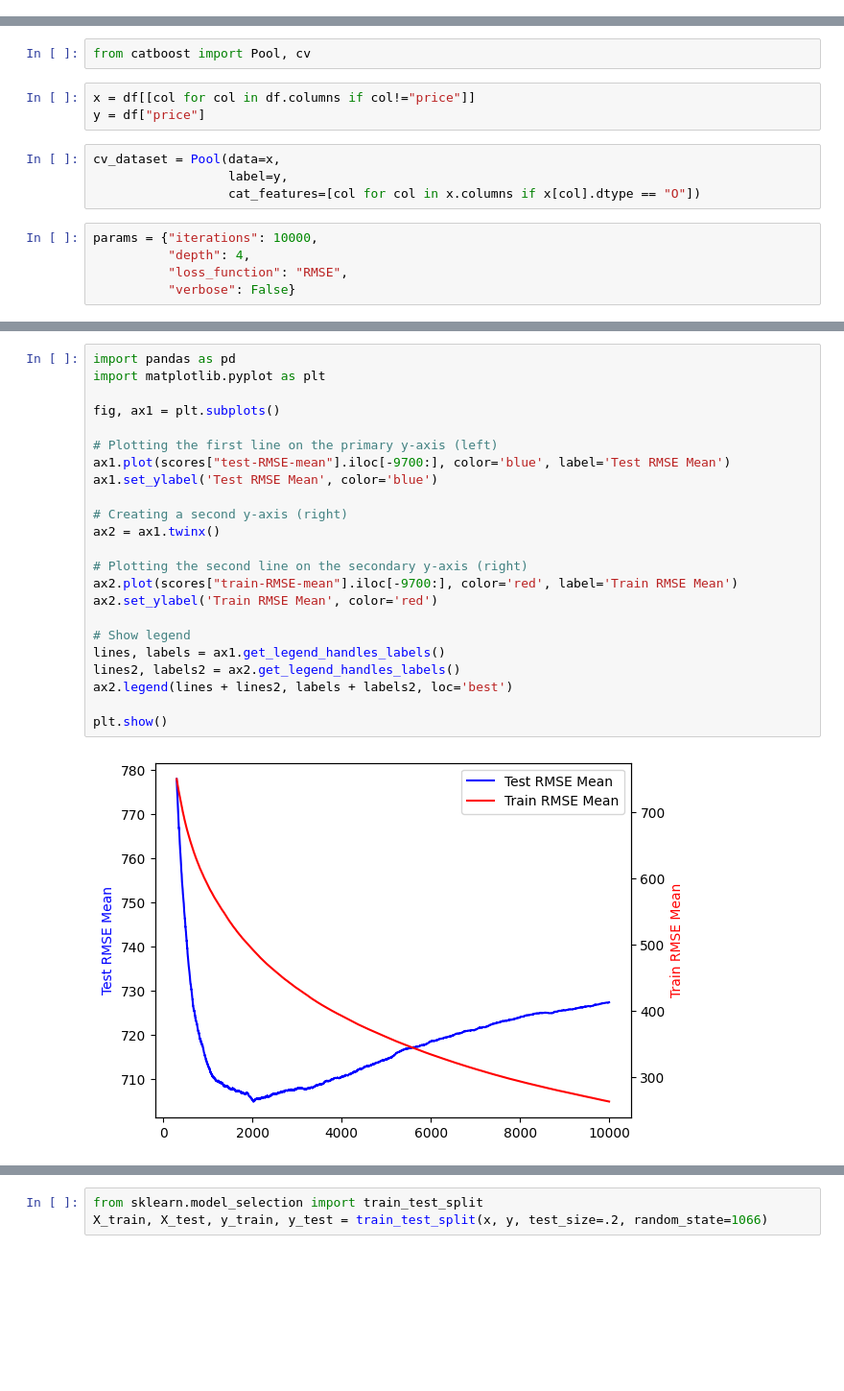
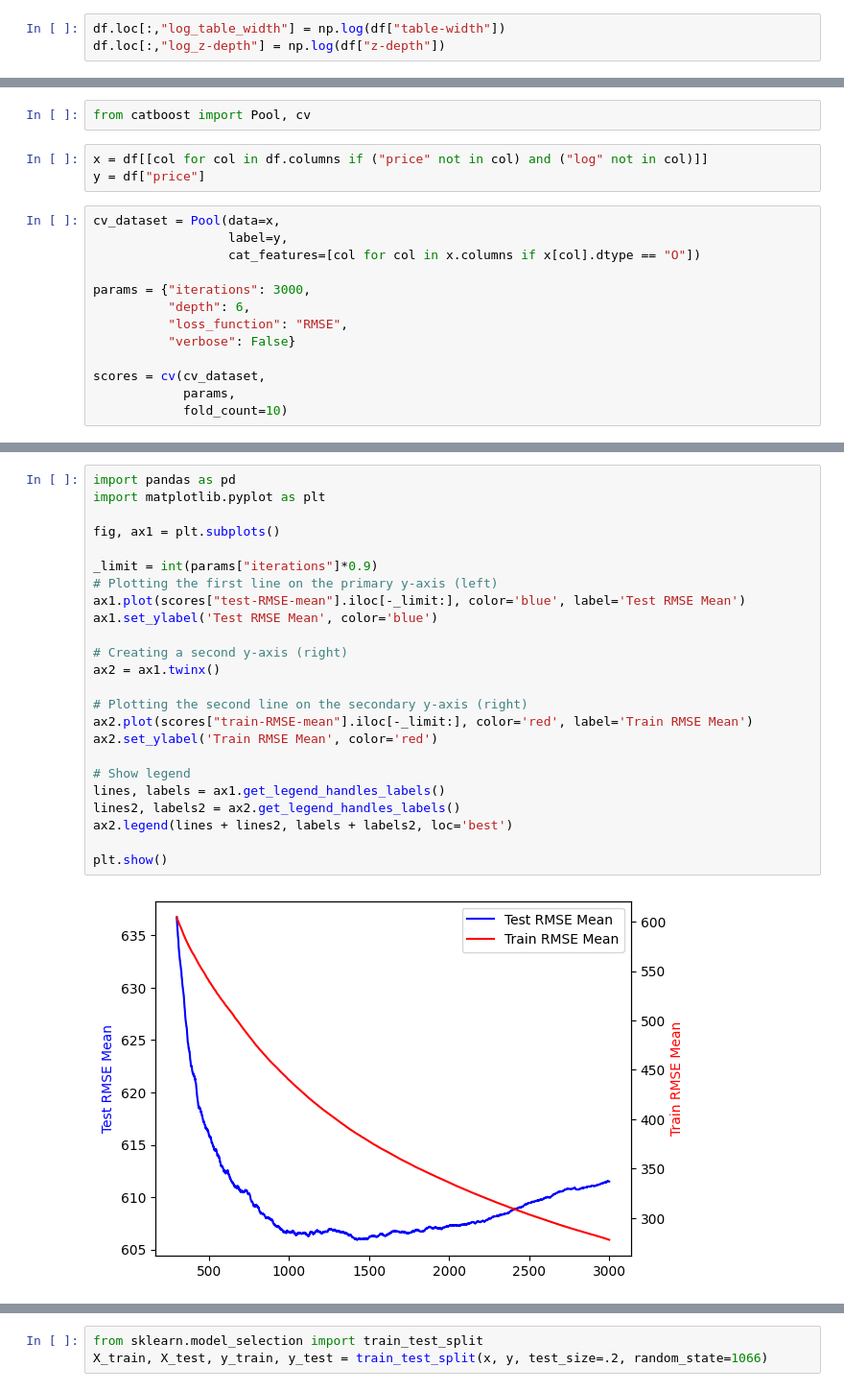
Before and after one commit to simone-marchetti/xtream-ai-assignment-engineer, a Jupyter notebook: eda.ipynb, the cells around one changed output, grey strips where cells are left out. Shown at 96% size. Cells and saved outputs as stored; diff of their text form; blank space fills up the shorter version.

```diff
--- a/eda.ipynb
+++ b/eda.ipynb
@@ -212,0 +294,3 @@ Name: price, dtype: float64
+# %%
+df.loc[:,"log_table_width"] = np.log(df["table-width"])
+df.loc[:,"log_z-depth"] = np.log(df["z-depth"])
@@ -213,14 +343,18 @@ Name: price, dtype: float64
 # %%
 from catboost import Pool, cv
 # %%
-x = df[[col for col in df.columns if col!="price"]]
+x = df[[col for col in df.columns if ("price" not in col) and ("log" not in col)]]
 y = df["price"]
 # %%
 cv_dataset = Pool(data=x,
                   label=y,
                   cat_features=[col for col in x.columns if x[col].dtype == "O"])
+
+params = {"iterations": 3000,
+          "depth": 6,
+          "loss_function": "RMSE",
+          "verbose": False}
+
+scores = cv(cv_dataset,
+            params,
+            fold_count=10)
-# %%
-params = {"iterations": 10000,
-          "depth": 4,
-          "loss_function": "RMSE",
-          "verbose": False}
@@ -249,25 +361,26 @@ bestIteration = 6151
 # %%
 import pandas as pd
 import matplotlib.pyplot as plt
 
 fig, ax1 = plt.subplots()
 
+_limit = int(params["iterations"]*0.9)
 # Plotting the first line on the primary y-axis (left)
-ax1.plot(scores["test-RMSE-mean"].iloc[-9700:], color='blue', label='Test RMSE Mean')
+ax1.plot(scores["test-RMSE-mean"].iloc[-_limit:], color='blue', label='Test RMSE Mean')
 ax1.set_ylabel('Test RMSE Mean', color='blue')
 
 # Creating a second y-axis (right)
 ax2 = ax1.twinx()
 
 # Plotting the second line on the secondary y-axis (right)
-ax2.plot(scores["train-RMSE-mean"].iloc[-9700:], color='red', label='Train RMSE Mean')
+ax2.plot(scores["train-RMSE-mean"].iloc[-_limit:], color='red', label='Train RMSE Mean')
 ax2.set_ylabel('Train RMSE Mean', color='red')
 
 # Show legend
 lines, labels = ax1.get_legend_handles_labels()
 lines2, labels2 = ax2.get_legend_handles_labels()
 ax2.legend(lines + lines2, labels + labels2, loc='best')
 
 plt.show()
 # %% [output]
-[figure, old version]
+[figure, new version]
```
Also changed, not shown: parts of 35 cells of this notebook.
